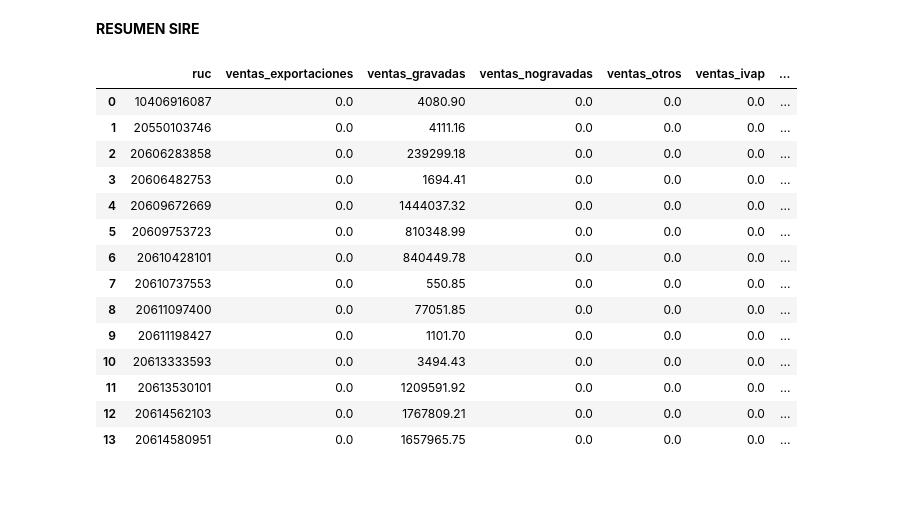
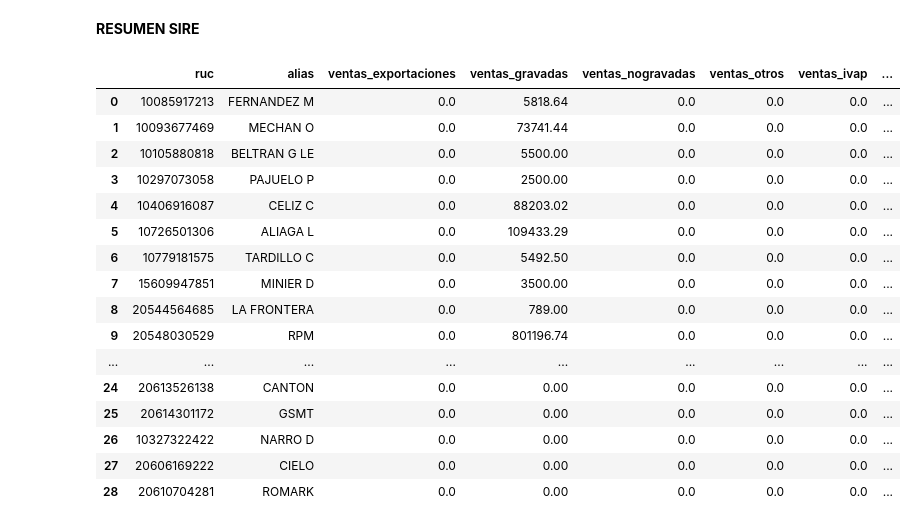
Before and after one commit to Raknaros/pytest, a Jupyter notebook: MetaContabilidad.ipynb, the cells around one changed output. Cells and saved outputs as stored; diff of their text form; code cells hidden in the pictures; blank space fills up the shorter version.

```diff
--- a/MetaContabilidad.ipynb
+++ b/MetaContabilidad.ipynb
@@ -43,7 +43,7 @@ def get_mes_anterior(meses):
     return int(mes_anterior.strftime('%Y%m'))
 periodo_cerrado = get_mes_anterior(1)
 periodo_corriente = get_mes_anterior(0)
-periodo_seleccionado = 202508
+periodo_seleccionado = 202511
 # %% [markdown]
 **CONSULTAS SQL**
 # %%
@@ -143,8 +143,8 @@ planillas
 # %% [markdown]
 **RESUMEN SIRE**
 # %%
-ventas=pd.read_sql("SELECT * FROM public.facturas_noanuladas_ventas WHERE periodo_tributario=" + str(periodo_seleccionado), warehouse)
-compras=pd.read_sql("SELECT * FROM public.facturas_noanuladas_ventas WHERE periodo_tributario=" + str(periodo_seleccionado), warehouse)
+ventas=pd.read_sql("SELECT * FROM acc._5 WHERE periodo_tributario=" + str(periodo_seleccionado), warehouse)
+compras=pd.read_sql("SELECT * FROM acc._8 WHERE periodo_tributario=" + str(periodo_seleccionado), warehouse)
 ventas_exportaciones=ventas.loc[
     (ventas['tipo_operacion'] == 17) &
     (ventas['destino'] == 2),
@@ -214,21 +214,33 @@ compras_otros=compras.loc[
 
 conceptos = [ventas_exportaciones, ventas_gravadas, ventas_nogravadas, ventas_otros, ventas_ivap, ventas_isc, ventas_icbp, compras_gravadas18, compras_gravadas10, compras_nogravadas, compras_otros, compras_isc, compras_icbp]
 resumen = pd.concat(conceptos, axis=1).fillna(0).reset_index()
+resumen_final = pd.merge(
+    resumen,
+    priv_entities[['ruc','alias']],
+    on='ruc',        # La columna para unir
+    how='left'       # Usamos LEFT JOIN para no perder ningún RUC de tus cálculos
+)
+
+# Opcional: Reordenar las columnas para que el alias aparezca primero
+columnas_ordenadas = ['alias'] + [col for col in resumen_final.columns if col not in ['alias', 'ruc']]
+resumen_final = resumen_final[['ruc'] + columnas_ordenadas]
 # %%
-resumen
+resumen_final
 # %% [output]
-|  | ruc | ventas_exportaciones | ventas_gravadas | ventas_nogravadas | ventas_otros | ventas_ivap | ... |
-| 0 | 10406916087 | 0.0 | 4080.90 | 0.0 | 0.0 | 0.0 | ... |
-| 1 | 20550103746 | 0.0 | 4111.16 | 0.0 | 0.0 | 0.0 | ... |
-| 2 | 20606283858 | 0.0 | 239299.18 | 0.0 | 0.0 | 0.0 | ... |
-| 3 | 20606482753 | 0.0 | 1694.41 | 0.0 | 0.0 | 0.0 | ... |
-| 4 | 20609672669 | 0.0 | 1444037.32 | 0.0 | 0.0 | 0.0 | ... |
-| 5 | 20609753723 | 0.0 | 810348.99 | 0.0 | 0.0 | 0.0 | ... |
-| 6 | 20610428101 | 0.0 | 840449.78 | 0.0 | 0.0 | 0.0 | ... |
-| 7 | 20610737553 | 0.0 | 550.85 | 0.0 | 0.0 | 0.0 | ... |
-| 8 | 20611097400 | 0.0 | 77051.85 | 0.0 | 0.0 | 0.0 | ... |
-| 9 | 20611198427 | 0.0 | 1101.70 | 0.0 | 0.0 | 0.0 | ... |
-| 10 | 20613333593 | 0.0 | 3494.43 | 0.0 | 0.0 | 0.0 | ... |
-| 11 | 20613530101 | 0.0 | 1209591.92 | 0.0 | 0.0 | 0.0 | ... |
-| 12 | 20614562103 | 0.0 | 1767809.21 | 0.0 | 0.0 | 0.0 | ... |
-| 13 | 20614580951 | 0.0 | 1657965.75 | 0.0 | 0.0 | 0.0 | ... |
+|  | ruc | alias | ventas_exportaciones | ventas_gravadas | ventas_nogravadas | ventas_otros | ventas_ivap | ... |
+| 0 | 10085917213 | FERNANDEZ M | 0.0 | 5818.64 | 0.0 | 0.0 | 0.0 | ... |
+| 1 | 10093677469 | MECHAN O | 0.0 | 73741.44 | 0.0 | 0.0 | 0.0 | ... |
+| 2 | 10105880818 | BELTRAN G LE | 0.0 | 5500.00 | 0.0 | 0.0 | 0.0 | ... |
+| 3 | 10297073058 | PAJUELO P | 0.0 | 2500.00 | 0.0 | 0.0 | 0.0 | ... |
+| 4 | 10406916087 | CELIZ C | 0.0 | 88203.02 | 0.0 | 0.0 | 0.0 | ... |
+| 5 | 10726501306 | ALIAGA L | 0.0 | 109433.29 | 0.0 | 0.0 | 0.0 | ... |
+| 6 | 10779181575 | TARDILLO C | 0.0 | 5492.50 | 0.0 | 0.0 | 0.0 | ... |
+| 7 | 15609947851 | MINIER D | 0.0 | 3500.00 | 0.0 | 0.0 | 0.0 | ... |
+| 8 | 20544564685 | LA FRONTERA | 0.0 | 789.00 | 0.0 | 0.0 | 0.0 | ... |
+| 9 | 20548030529 | RPM | 0.0 | 801196.74 | 0.0 | 0.0 | 0.0 | ... |
+| ... | ... | ... | ... | ... | ... | ... | ... | ... |
+| 24 | 20613526138 | CANTON | 0.0 | 0.00 | 0.0 | 0.0 | 0.0 | ... |
+| 25 | 20614301172 | GSMT | 0.0 | 0.00 | 0.0 | 0.0 | 0.0 | ... |
+| 26 | 10327322422 | NARRO D | 0.0 | 0.00 | 0.0 | 0.0 | 0.0 | ... |
+| 27 | 20606169222 | CIELO | 0.0 | 0.00 | 0.0 | 0.0 | 0.0 | ... |
+| 28 | 20610704281 | ROMARK | 0.0 | 0.00 | 0.0 | 0.0 | 0.0 | ... |
```
Also changed, not shown: parts of 1 cell of this notebook, 14 other files.
